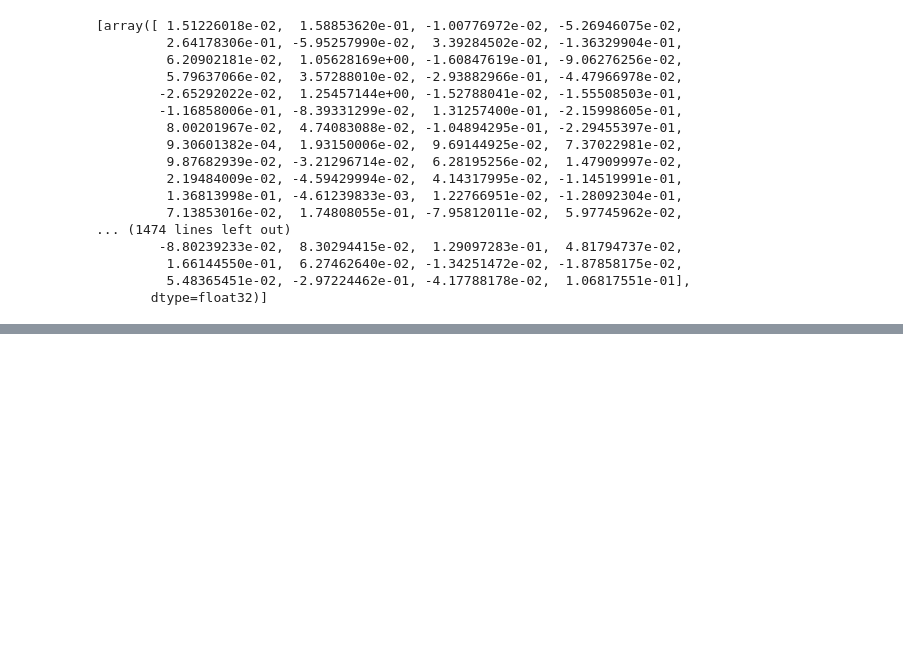
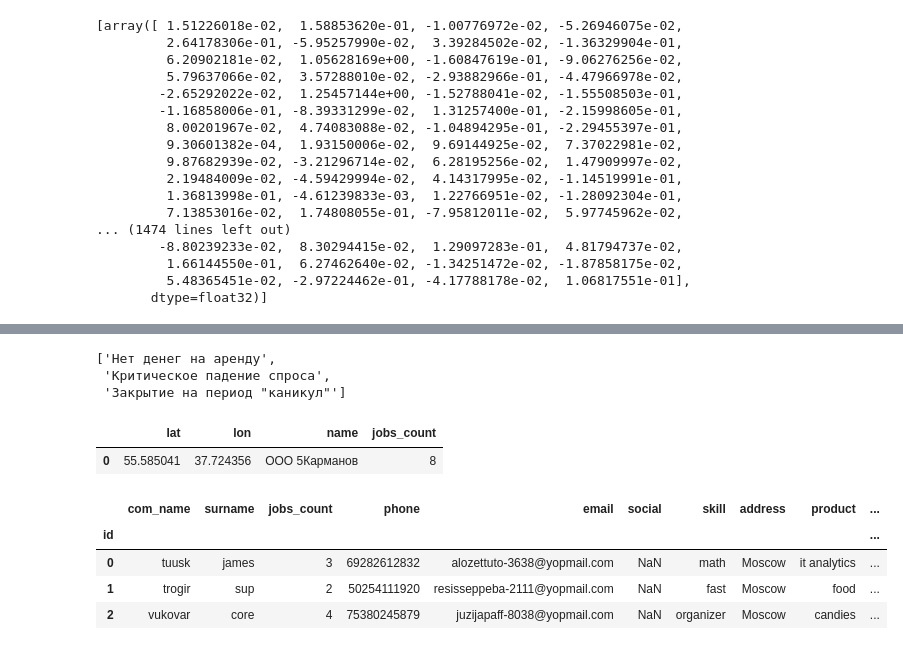
Before and after one commit to cviaai/coronomy, a Jupyter notebook: preprocessing/draft_example.ipynb, the cells around one changed output, grey strips where cells are left out. Cells and saved outputs as stored; diff of their text form; code cells hidden in the pictures; blank space fills up the shorter version.

```diff
--- a/preprocessing/draft_example.ipynb
+++ b/preprocessing/draft_example.ipynb
@@ -253,0 +290,25 @@ vector_list
+# %%
+data_2204.loc[2][9]
+# %% [output]
+['Нет денег на аренду',
+ 'Критическое падение спроса',
+ 'Закрытие на период "каникул"']
+# %%
+df_plot =pd.DataFrame()
+df_plot[['lat','lon']] = pd.DataFrame(data_2204.coords.values.tolist(), index= data_2204.index)
+df_plot[['name']] = data_2204[['name']]
+df_plot[['jobs_count']] = data_2204[['jobs_count']]
+df_plot.head(1)
+# %% [output]
+|  | lat | lon | name | jobs_count |
+| 0 | 55.585041 | 37.724356 | ООО 5Карманов | 8 |
+# %%
+company_data = pd.read_excel('company_data.xlsx', index_col=0)
+# %%
+company_data.head(3)
+# %% [output]
+|  | com_name | surname | jobs_count | phone | email | social | skill | address | product | ... |
+| id |  |  |  |  |  |  |  |  |  | ... |
+| 0 | tuusk | james | 3 | 69282612832 | alozettuto-3638@yopmail.com | NaN | math | Moscow | it analytics | ... |
+| 1 | trogir | sup | 2 | 50254111920 | resisseppeba-2111@yopmail.com | NaN | fast | Moscow | food | ... |
+| 2 | vukovar | core | 4 | 75380245879 | juzijapaff-8038@yopmail.com | NaN | organizer | Moscow | candies | ... |
```
Also changed, not shown: parts of 18 cells of this notebook, 1 other file.
